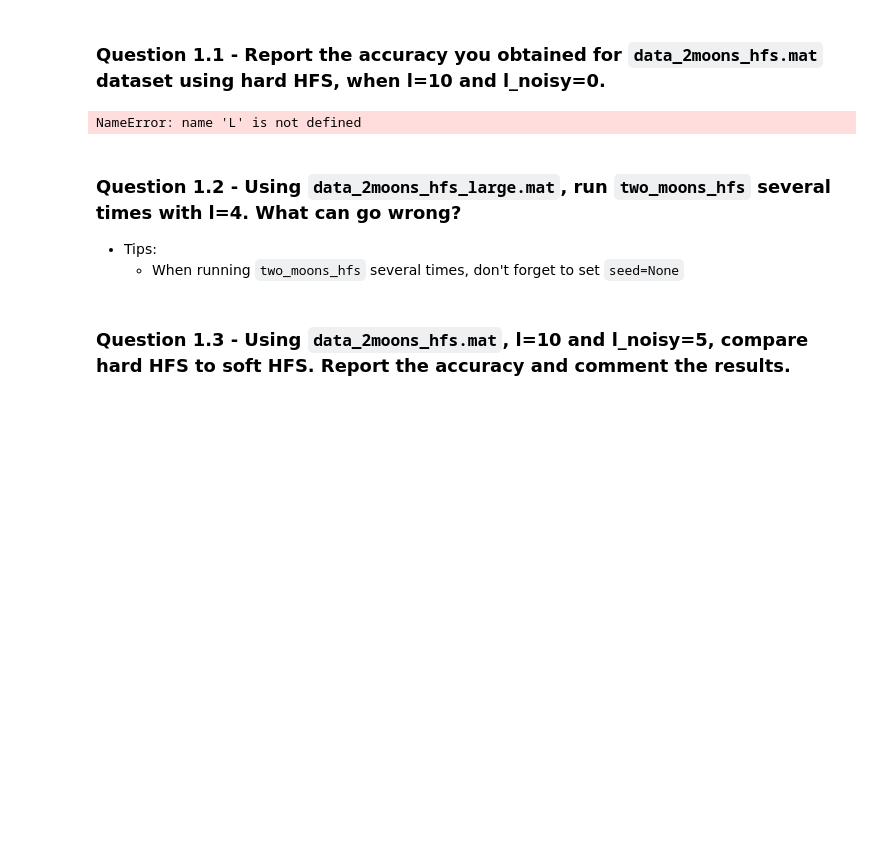
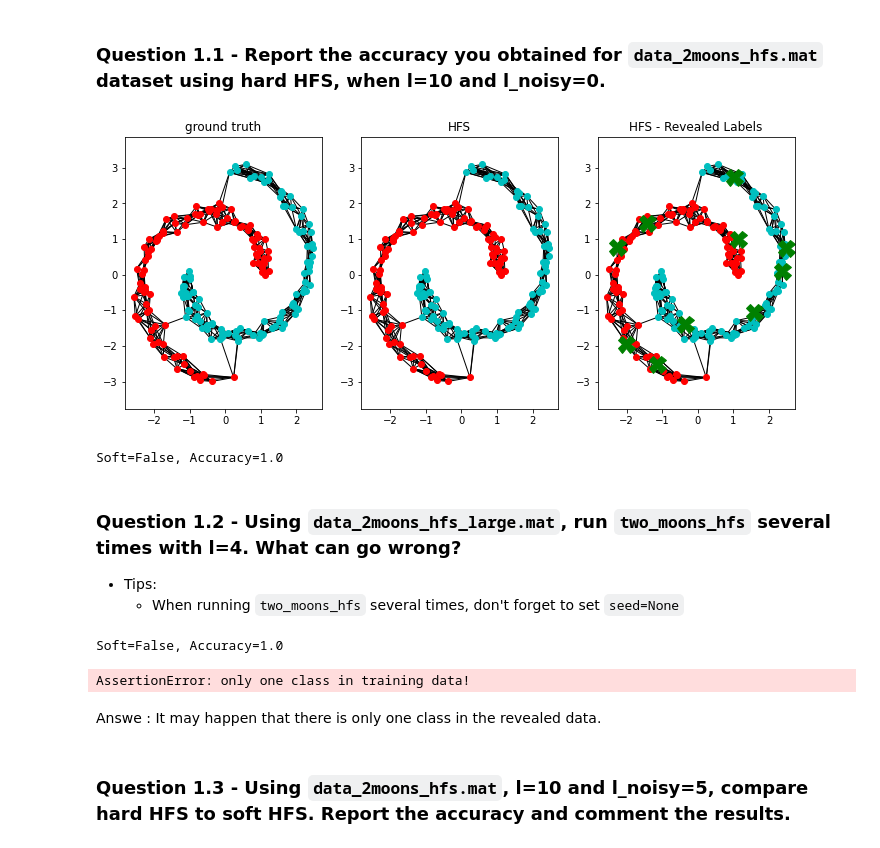
Before and after one commit to LeoGrin/graphsmlexercises, a Jupyter notebook: semi_supervised_learning/SSL.ipynb, the cells around one changed output. Drawn from its saved outputs; the diff is of its cells as text; code cells hidden in the pictures; blank space fills up the shorter version.

```diff
--- a/semi_supervised_learning/SSL.ipynb
+++ b/semi_supervised_learning/SSL.ipynb
@@ -89,18 +110,18 @@ params['laplacian_regularization'] = 0.0
 params['var'] = 1.0
 
 # Threshold eps for epsilon graphs
-params['eps'] = None
+params['eps'] = 0.5
 
 # Number of neighbours k for k-nn. If zero, use epsilon-graph
-params['k'] = None
+params['k'] = 10
 
 # String selecting which version of the laplacian matrix to construct.
 # 'unn':  unnormalized, 'sym': symmetric normalization, 'rw':  random-walk normalization
 params['laplacian_normalization'] = 'unn'
 
 # Coefficients for C matrix for soft HFS
-params['c_l'] = None
-params['c_u'] = None
+params['c_l'] = 1
+params['c_u'] = 0.1
 # %%
 def compute_hfs(L, Y, soft=False, **params):
     """
@@ -166 +214,13 @@ def compute_hfs(L, Y, soft=False, **params):
     return labels, f
+# %%
+#test on a simple example
+L = np.array([[2, -1, 0, 0, -1, 0],
+                [-1, 3, -1, 0, -1, 0],
+                [0, -1, 2, -1, 0, 0],
+                [0, 0, -1, 3, 0, -1],
+                [-1, -1, 0, -1, 3, 0],
+                [0, 0, 0, -1, 0, 1]])
+
+Y = np.array([0, 1, 1, 2, 0, 3])
+
+compute_hfs(L,Y, soft = True)
@@ -190,7 +258,7 @@ def two_moons_hfs(l=4, l_noisy=1, soft=False, dataset='data_2moons_hfs.mat', plo
         np.random.seed(seed)
 
     # Load the data. At home, try to use the larger dataset.
-    in_data = loadmat(os.path.join('data', dataset))
+    in_data = loadmat(os.path.join('/work/graphsmlexercises/semi_supervised_learning/', dataset))
     X = in_data['X']
     Y = np.array(in_data['Y'].squeeze(), dtype=np.uint32)
 
@@ -215,8 +283,7 @@ def two_moons_hfs(l=4, l_noisy=1, soft=False, dataset='data_2moons_hfs.mat', plo
     # params['laplacian_regularization'], params['var'], params['eps'],
     # params['k'] and params['laplacian_normalization'].
 
-    # L = ...
-
+    L = build_laplacian_regularized(X,params['laplacian_regularization'], params['var'], params['eps'], params['k'], params['laplacian_normalization'] )
     labels, f = compute_hfs(L, Y_masked, soft, **params)
 
     # Visualize results
@@ -228,24 +295,27 @@ def two_moons_hfs(l=4, l_noisy=1, soft=False, dataset='data_2moons_hfs.mat', plo
 # %% [markdown]
 ### Question 1.1 - Report the accuracy you obtained for `data_2moons_hfs.mat` dataset using hard HFS, when l=10 and l_noisy=0.
 # %%
-seed = 42
-X, Y, hard_labels, hard_accuracy = two_moons_hfs(l=10, l_noisy=0, soft=False, dataset='data_2moons_hfs.mat',
-                                                 plot=True, seed=seed, **params)
+seed = None
+X, Y, hard_labels, hard_accuracy = two_moons_hfs(l=10, l_noisy=0, soft=False, dataset='data/data_2moons_hfs.mat',
+                                                plot=True, seed=seed, **params)
 # %% [output]
+[figure, added]
-NameError: name 'L' is not defined
+Soft=False, Accuracy=1.0
 # %% [markdown]
 ### Question 1.2  - Using `data_2moons_hfs_large.mat`, run `two_moons_hfs` several times with l=4. What can go wrong?
 
 * Tips:
     * When running `two_moons_hfs` several times, don't forget to set `seed=None`
 # %%
-# np.random.seed(42)
-# for ii in range(20):
-#     X, Y, hard_labels, hard_accuracy = two_moons_hfs(l=4, l_noisy=0, soft=False,
-#                                                      dataset='data_2moons_hfs_large.mat',
-#                                                      plot=False, seed=None, **params)
+for ii in range(20):
+    X, Y, hard_labels, hard_accuracy = two_moons_hfs(l=4, l_noisy=0, soft=False,dataset='data/data_2moons_hfs_large.mat', plot=False, seed=None, **params)
 
-mask_labels?  # check parameters
+#mask_labels?  # check parameters
+# %% [output]
+Soft=False, Accuracy=1.0
+AssertionError: only one class in training data!
+# %% [markdown]
+Answe : It may happen that there is only one class in the revealed data.
 # %% [markdown]
 ### Question 1.3 - Using `data_2moons_hfs.mat`, l=10 and l_noisy=5, compare hard HFS to soft HFS. Report the accuracy and comment the results.
 # %%
```
Also changed, not shown: parts of 21 cells of this notebook.
